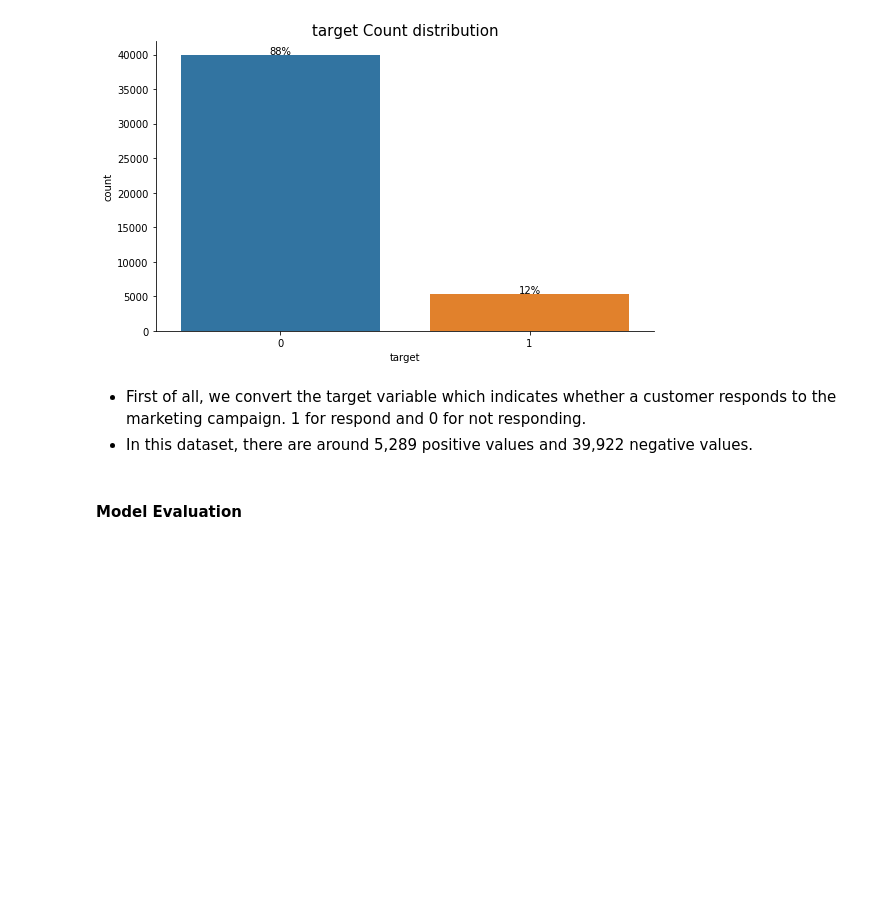
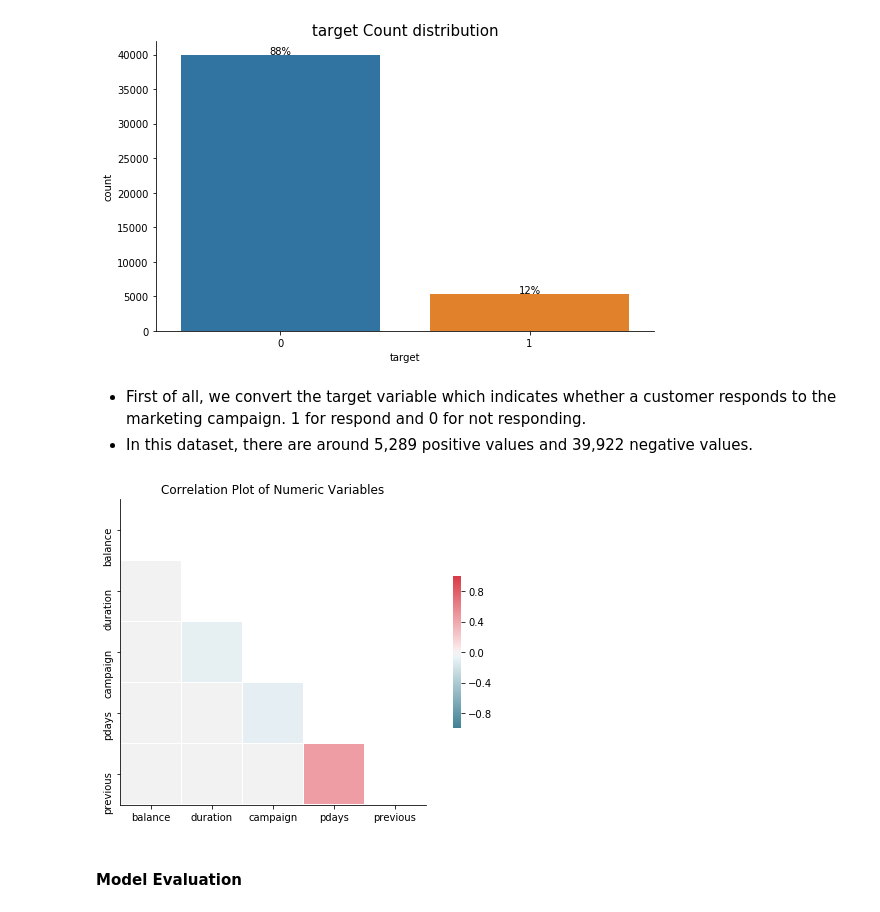
Before and after one commit to lyustefan/bank_marketing, a Jupyter notebook: bank_market_campaign.ipynb, the cells around one changed output. Drawn from its saved outputs; the diff is of its cells as text; code cells hidden in the pictures; blank space fills up the shorter version.

```diff
--- a/bank_market_campaign.ipynb
+++ b/bank_market_campaign.ipynb
@@ -153,6 +153,34 @@ def plot_missing(df = df):
     fig.tight_layout()
     sns.despine()
     plt.show()
+# %%
+def plot_corr(df, figsize):
+    '''
+    This function plots the correlation plot between numeric variables
+
+    '''
+    corr = df.select_dtypes('float64', 'int64').corr()
+
+    # Generate a mask for the upper triangle
+    mask = np.zeros_like(corr, dtype = np.bool)
+
+    mask[np.triu_indices_from(mask)] = True
+
+    # Set up the matplotlib figure
+    f, ax = plt.subplots(figsize = figsize)
+
+    # Generate a custome diverging colormap
+    cmap = sns.diverging_palette(220, 10 , as_cmap = True)
+
+    # Draw the heatmap with the mask and correct aspect ratio
+    sns.heatmap(corr, mask = mask, cmap = cmap, vmax = 1, vmin = -1, center = 0,
+               square = True, linewidths = 0.5, cbar_kws = {'shrink':0.5})
+
+    plt.title('Correlation Plot of Numeric Variables')
+
+    sns.despine()
+    plt.tight_layout()
+    plt.show()
 # %%
 def plot_unique(df, col, show_count = False, show_percent = False, fontsize = 15, figsize = (15,8), hue = None):
 
@@ -446,6 +474,10 @@ def preprocessing(temp_df, scale = False, OneHotEncoder = False):
     return temp_df
 # %%
 df_final = preprocessing(df, scale = True, OneHotEncoder = True)
+# %%
+plot_corr(df_final, (8,5))
+# %% [output]
+[figure, added]
 # %% [markdown]
 #### Model Evaluation
 # %%
```
Also changed, not shown: parts of 26 cells of this notebook, 2 other files.
